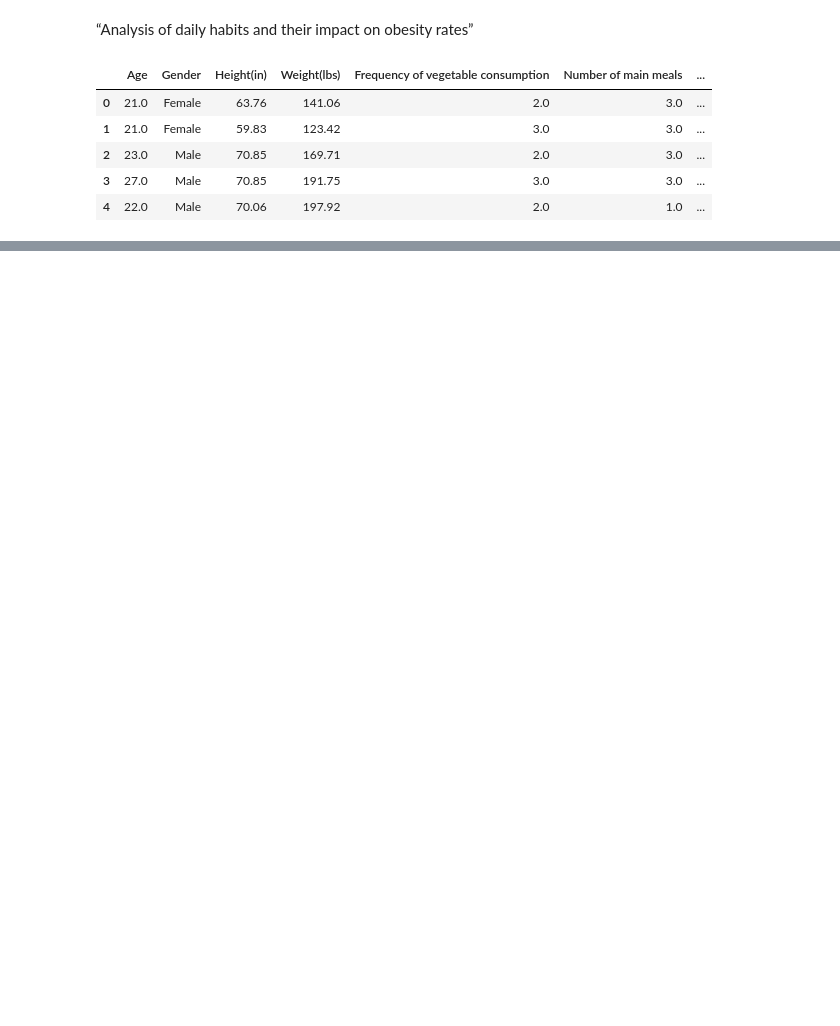
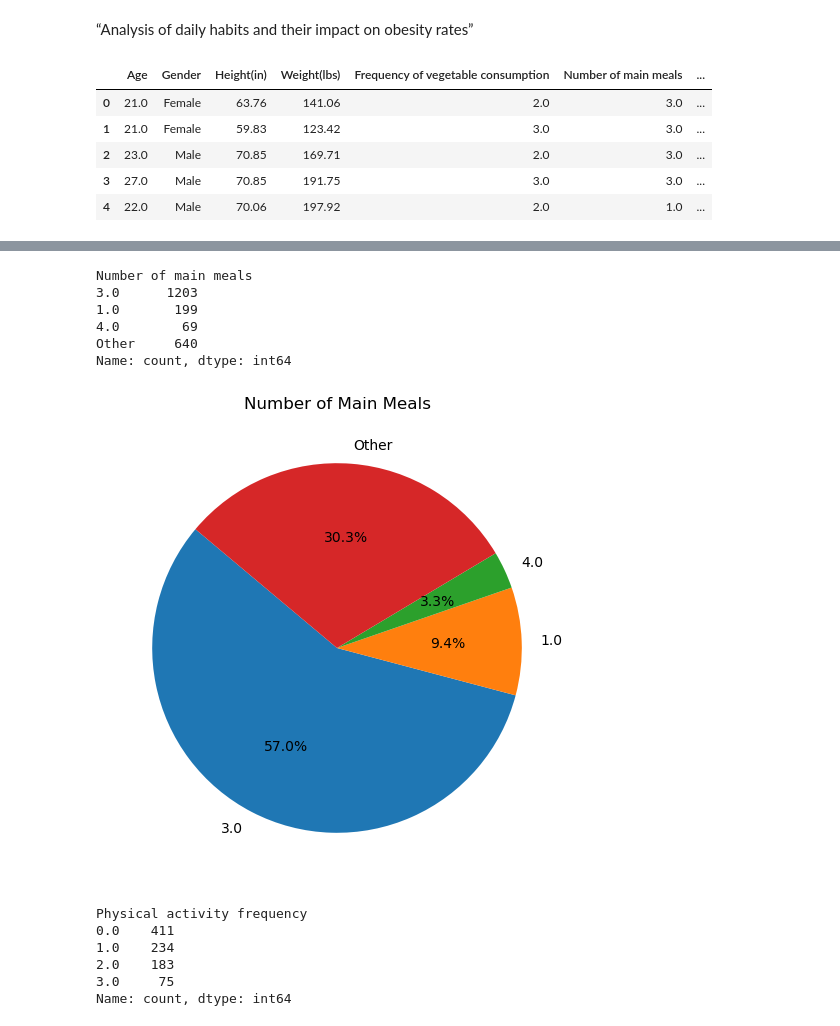
Before and after one commit to Mjohnson0529/project-3, a Jupyter notebook: Daily_Habits _Pie _Graph/PieGraph.ipynb, the cells around one changed output, grey strips where cells are left out. Drawn from its saved outputs; the diff is of its cells as text; code cells hidden in the pictures; blank space fills up the shorter version.

```diff
--- a/Daily_Habits _Pie _Graph/PieGraph.ipynb
+++ b/Daily_Habits _Pie _Graph/PieGraph.ipynb
@@ -28,0 +43,46 @@ habits_columns = [
+# %%
+# Find the number of main meals frquency and group categories
+meal_count = data["Number of main meals"].value_counts()
+
+# Define main categories
+main_categories = [1, 3, 4]
+
+# Filter main categories and define
+main_meal_count = meal_count[meal_count.index.isin(main_categories)]
+
+# Filter all other meal counts and create an others category
+other_meal_count = meal_count[~meal_count.index.isin(main_categories)].sum()
+
+# Add the others category to the main counts
+main_meal_count["Other"] = other_meal_count
+main_meal_count
+# %% [output]
+Number of main meals
+3.0      1203
+1.0       199
+4.0        69
+Other     640
+Name: count, dtype: int64
+# %%
+# Plot Pie Graph for Number of Main Meals
+plt.figure(figsize=(6, 6))
+plt.pie(main_meal_count, labels=main_meal_count.index, autopct='%1.1f%%', startangle=140)
+plt.title("Number of Main Meals")
+plt.show()
+# %% [output]
+[figure, added]
+# %%
+# Find the physical activity frequency and group categories
+# Filter "Physical activity frequency" to include only 0, 1, 2, or 3
+physical_count = data[data["Physical activity frequency"].isin([0, 1, 2, 3])]
+
+# Calculate the frequency counts for the filtered data
+physical_freq_count = physical_count["Physical activity frequency"].value_counts().sort_index()
+physical_freq_count
+# %% [output]
+Physical activity frequency
+0.0    411
+1.0    234
+2.0    183
+3.0     75
+Name: count, dtype: int64
```
Also changed, not shown: parts of 7 cells of this notebook, 6 other files.
